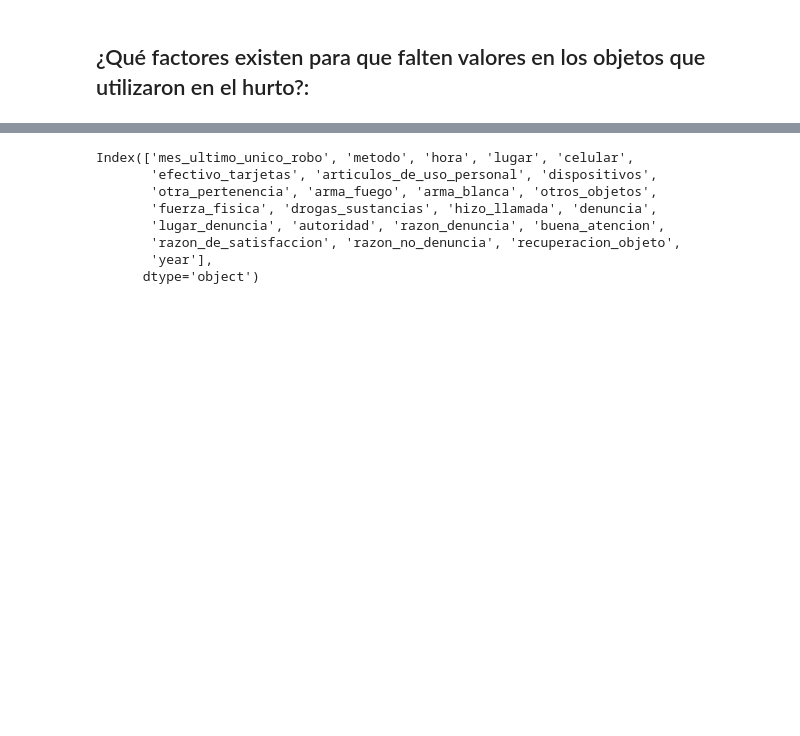
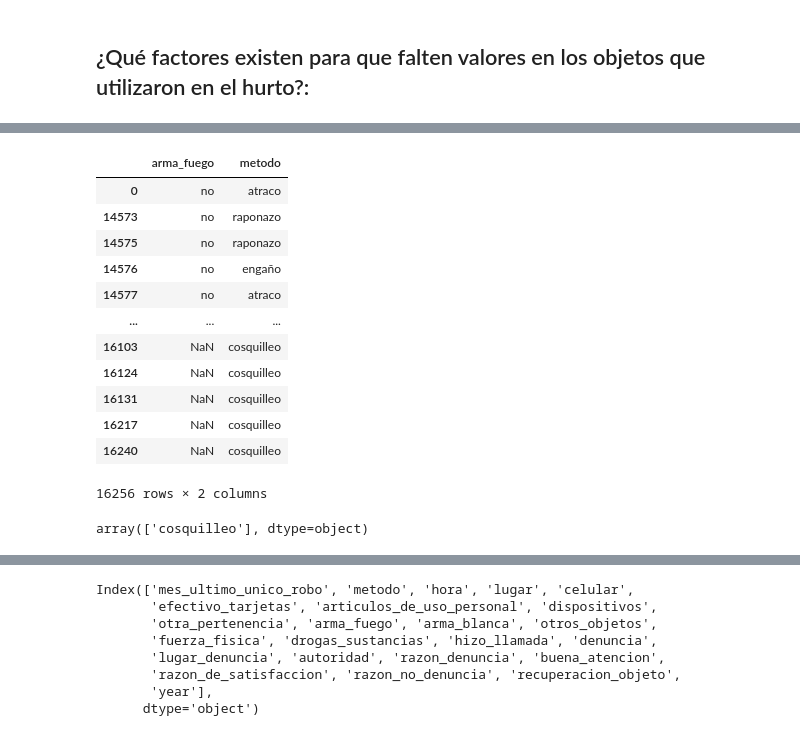
Before and after one commit to giraljv/hurtos_colombia, a Jupyter notebook: notebooks/0-1_nulls.ipynb, the cells around one changed output, grey strips where cells are left out. Cells and saved outputs as stored; diff of their text form; code cells hidden in the pictures; blank space fills up the shorter version.

```diff
--- a/notebooks/0-1_nulls.ipynb
+++ b/notebooks/0-1_nulls.ipynb
@@ -204,0 +222,21 @@ new_df.ms_tools.table_variable_summary()
+# %%
+new_df[['metodo','arma_fuego']].ms_tools.sort_variables_by_missingness().sort_values(by='arma_fuego')
+# %% [output]
+|  | arma_fuego | metodo |
+| 0 | no | atraco |
+| 14573 | no | raponazo |
+| 14575 | no | raponazo |
+| 14576 | no | engaño |
+| 14577 | no | atraco |
+| ... | ... | ... |
+| 16103 | NaN | cosquilleo |
+| 16124 | NaN | cosquilleo |
+| 16131 | NaN | cosquilleo |
+| 16217 | NaN | cosquilleo |
+| 16240 | NaN | cosquilleo |
+16256 rows × 2 columns
+# %%
+df_metodo_nulos = new_df[new_df.arma_fuego.isnull()]
+df_metodo_nulos.metodo.unique()
+# %% [output]
+array(['cosquilleo'], dtype=object)
```
Also changed, not shown: parts of 9 cells of this notebook.
